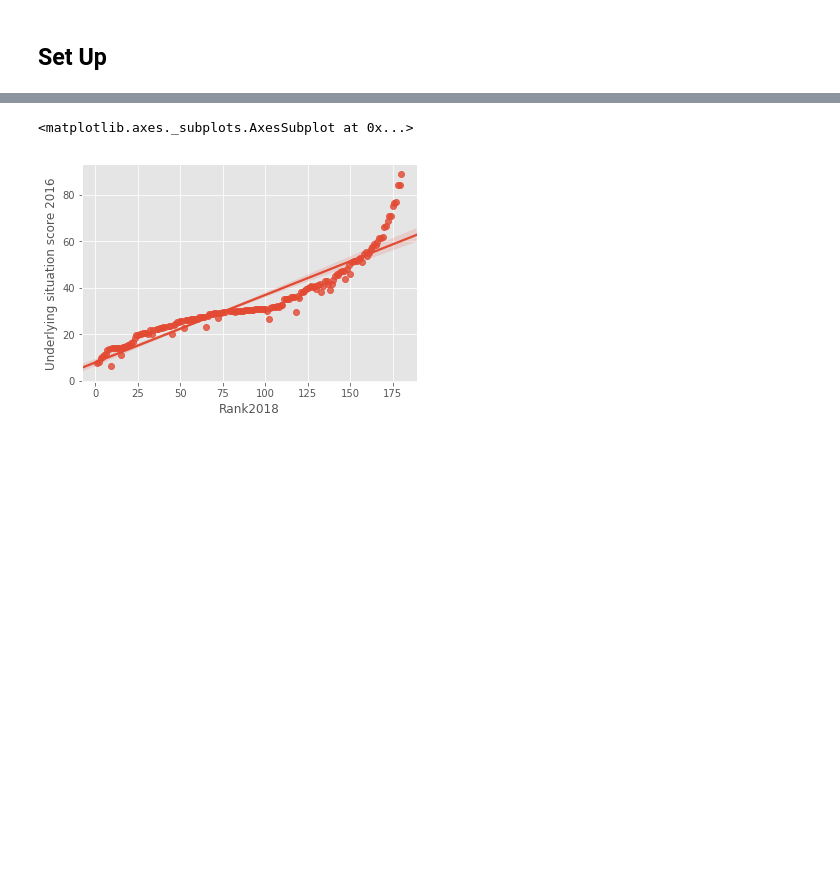
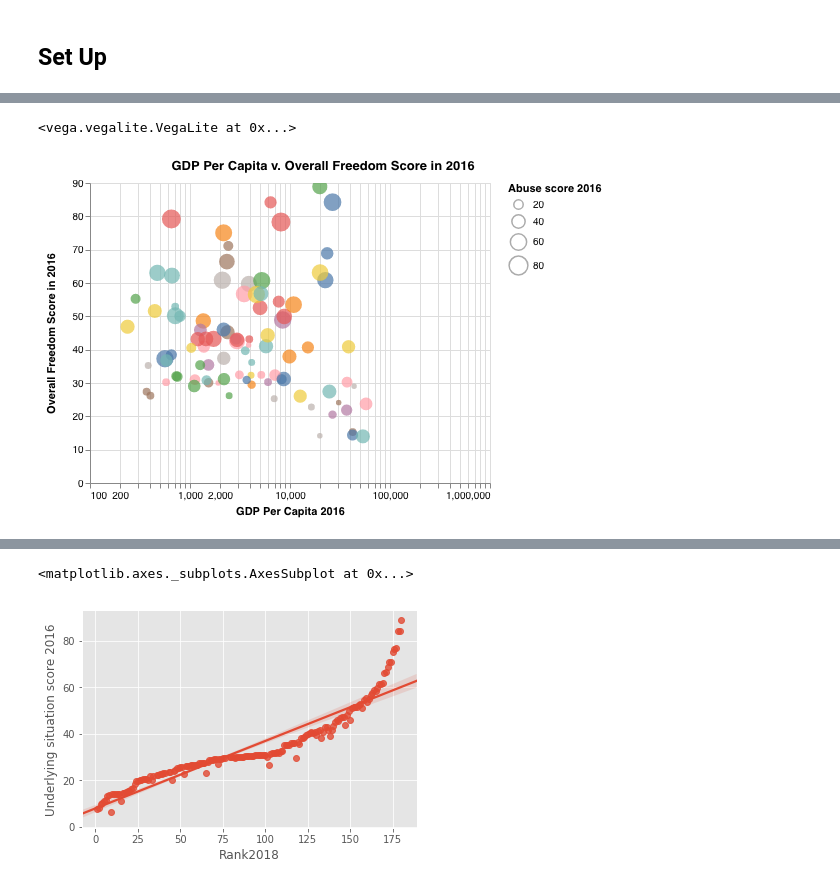
Before and after one commit to aliar97/degrees-of-freedom, a Jupyter notebook: Freedom.ipynb, the cells around one changed output, grey strips where cells are left out. Cells and saved outputs as stored; diff of their text form; code cells hidden in the pictures; blank space fills up the shorter version.

Commit message:
Created two scatter plots

```diff
--- a/Freedom.ipynb
+++ b/Freedom.ipynb
@@ -45,0 +57,13 @@ real_final = final_gdp_data.merge(final, on = 'Country Code')
+# %%
+alt.Chart(real_final).mark_circle().encode(
+    alt.X('2016_y:Q', scale=alt.Scale(type='log'), axis=alt.Axis(title='GDP Per Capita 2016')),
+    alt.Y('Overall Score 2016:Q', scale=alt.Scale(zero=False), axis=alt.Axis(title='Overall Freedom Score in 2016')),
+    size='Abuse score 2016:Q',
+    color=alt.Color('Country Name_x', legend=None),
+    tooltip=['Country Name_x', 'Rank 2017', 'Overall Score 2016', '2016_y', 'Abuse score 2016']
+).properties(
+    title='GDP Per Capita v. Overall Freedom Score in 2016'
+).interactive()
+# %% [output]
+<vega.vegalite.VegaLite at 0x...>
+[figure, added]
```
Also changed, not shown: parts of 3 cells of this notebook.
